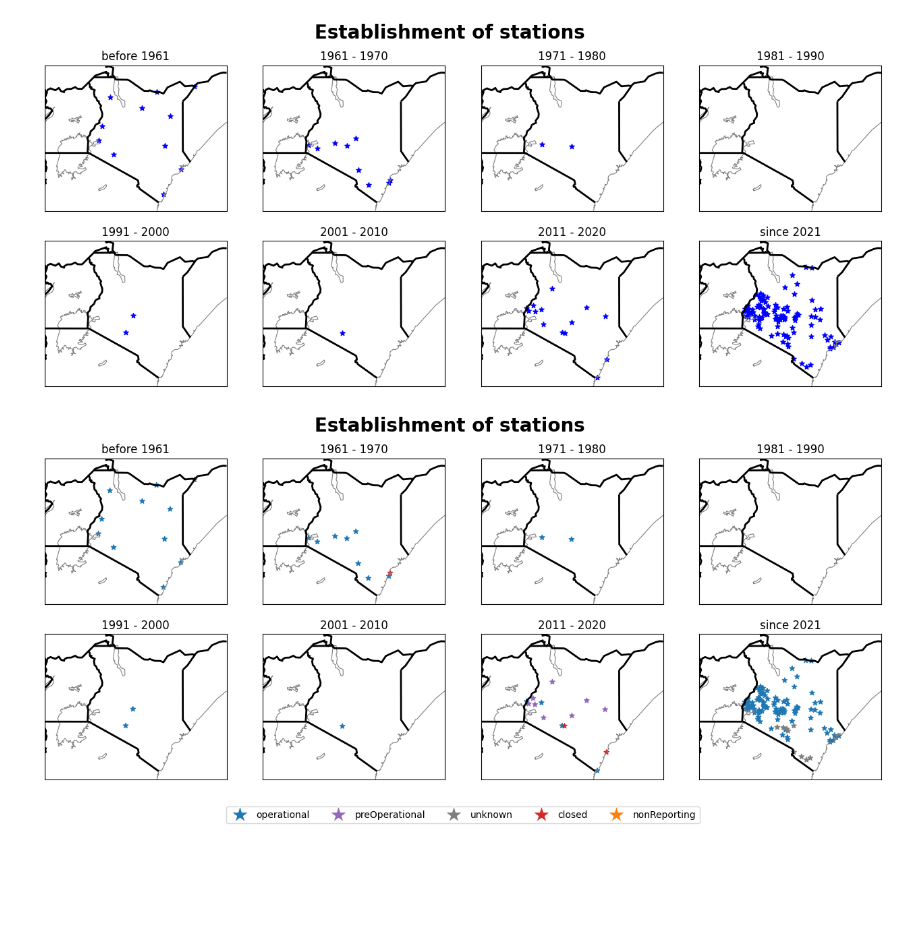
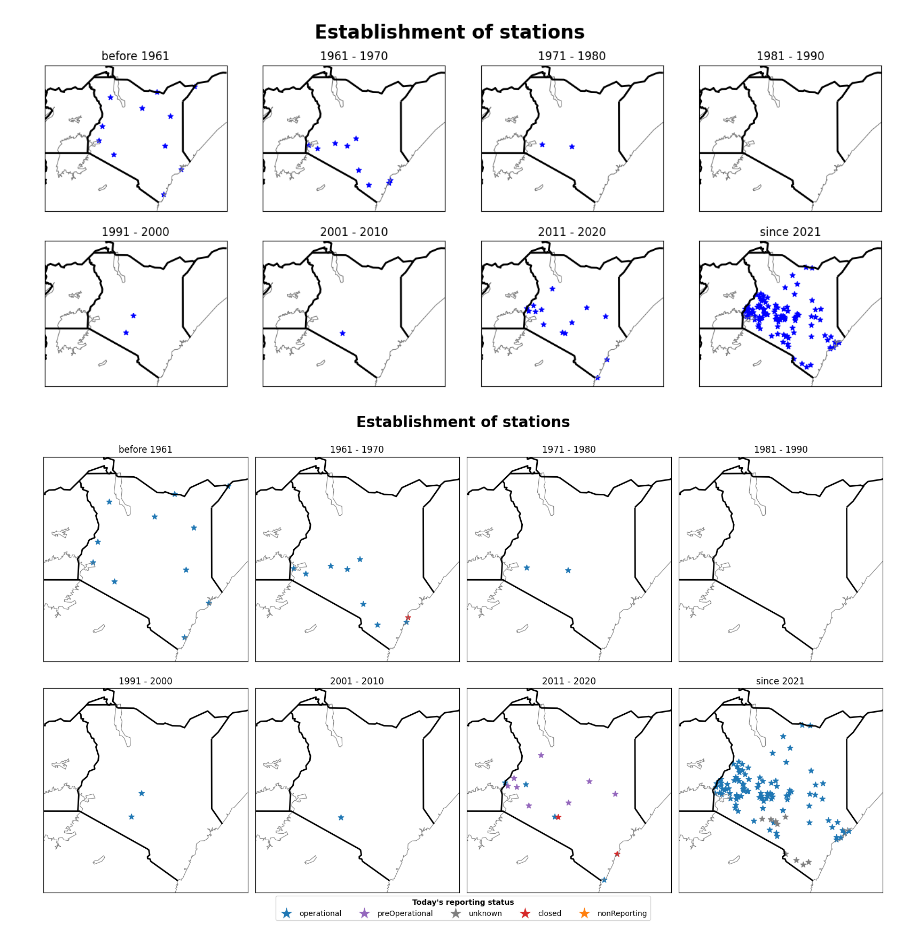
Before and after one commit to joergklausen/oscar-analysis, a Jupyter notebook: sandbox.ipynb, the cells around one changed output. Saved outputs shown, nothing was run; the diff lists cells and outputs as text; code cells hidden in the pictures; blank space fills up the shorter version.

```diff
--- a/sandbox.ipynb
+++ b/sandbox.ipynb
@@ -342,43 +342,43 @@ plt.savefig(os.getcwd()+"/Plots/Station_establishment_decade.pdf", bbox_inches='
 #### Plot: establishment of the stations (in which decade?) + today's reporting status ####
 
 plt.style.use('default')
-fig, axes = plt.subplots(2,4, figsize=(16,6.2))
+fig, axes = plt.subplots(2,4, figsize=(16,9.7))
 
 axes = axes.ravel()
 
 
 start_d = ["1951-01-01", "1961-01-01", "1971-01-01", "1981-01-01", "1991-01-01", "2001-01-01", "2011-01-01", "2021-01-01", "2031-01-01"]
 
 for i, decade in enumerate(["before 1961", "1961 - 1970", "1971 - 1980", "1981 - 1990", "1991 - 2000", "2001 - 2010", "2011 - 2020", "since 2021"]):
 
-    m = Basemap(projection='lcc', resolution='l', lat_0=0.1, lon_0=37.5, width=1.5E6, height=1.2E6,  ax = axes[i])
+    m = Basemap(projection='lcc', resolution='l', lat_0=0.1, lon_0=37.5, width=1.2E6, height=1.2E6,  ax = axes[i])
 
     # map background
     m.drawcoastlines(color='grey', linewidth=0.8)
 
     m.drawcountries(color='black', linewidth=2)
 
     df = pd.DataFrame(data["stations"])
     if i == 0:
         df = df[(df["dateEstablished"] < start_d[i])]
     else:
         df = df[(df["dateEstablished"] >= start_d[i]) & (df["dateEstablished"] < start_d[i+1])]
 
     if not df.empty:
         lat = df["lat"]
         lon = df["lon"]
         colors = {'operational':'tab:blue', 'preOperational':'tab:purple', 'unknown':'tab:grey', 'closed':'tab:red', 'nonReporting':'tab:orange'}
-        m.scatter(lon, lat, latlon=True, c=df["reportingStatus"].map(colors),s=30,marker="*")
+        m.scatter(lon, lat, latlon=True, c=df["reportingStatus"].map(colors),s=60,marker="*")
 
     axes[i].set_title(decade)
 
 plt.suptitle('Establishment of stations', fontsize=20, fontweight="bold")
 
 # handles, labels = axes.get_legend_handles_labels()
 stations = [mlines.Line2D([0], [0], color="w", marker='*',markersize=20,  markerfacecolor=v, label=k) for k, v in colors.items()]
-fig.legend(handles=stations, loc='lower center', ncol=len(stations))
+fig.legend(handles=stations, loc='lower center', ncol=len(stations), title="Today's reporting status", title_fontproperties={'weight':'bold'})
+plt.tight_layout(pad=1)
 
-
-plt.savefig(os.getcwd()+"/Plots/Station_establishment_decade_reporting.pdf", bbox_inches='tight')
+plt.savefig(os.getcwd()+"/Plots/Station_establishment_decade_reporting.jpeg", bbox_inches='tight')
 # %% [output]
-[figure, old version]
+[figure, new version]
```
Also changed, not shown: parts of 4 cells of this notebook, 6 other files.
